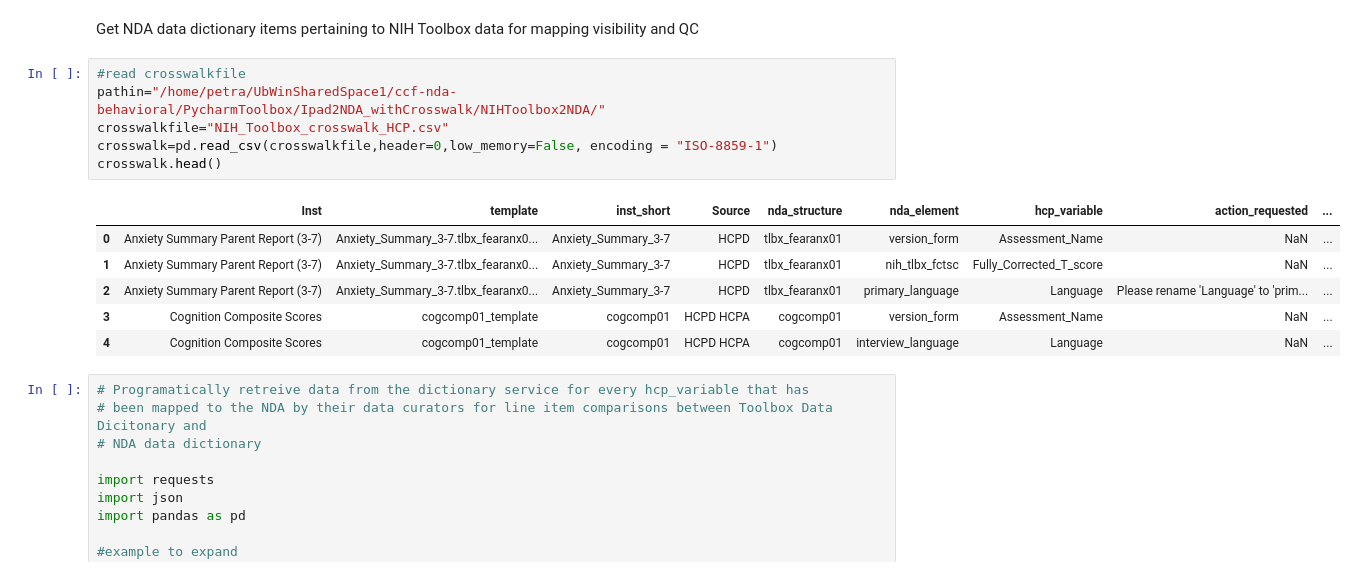
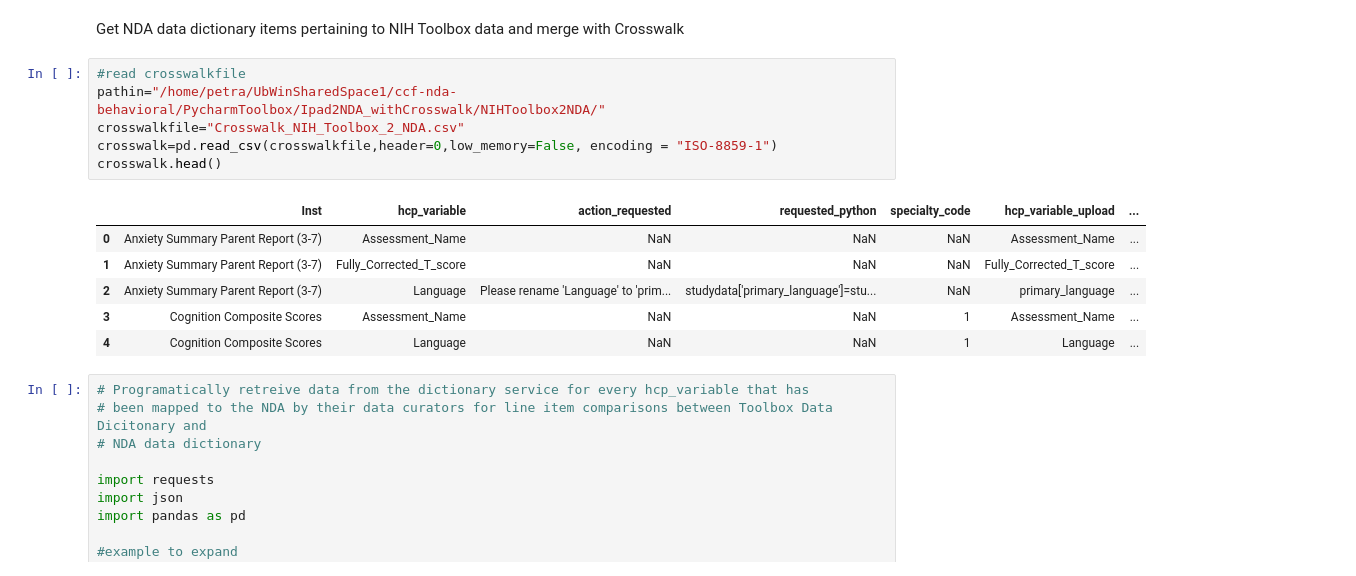
Before and after one commit to humanconnectome/NIHToolbox2NDA, a Jupyter notebook: Grab_NDA_Data_Dictionary_Annotation.ipynb, the cells around one changed output. Drawn from its saved outputs; the diff is of its cells as text.

Commit message:
LOTS of changes to process to help with integration of all programs/files in the repo which are iteratively updating the crosswalk

```diff
--- a/Grab_NDA_Data_Dictionary_Annotation.ipynb
+++ b/Grab_NDA_Data_Dictionary_Annotation.ipynb
@@ -1,18 +1,18 @@
 # %% [markdown]
-Get NDA data dictionary items pertaining to NIH Toolbox data for mapping visibility and QC
+Get NDA data dictionary items pertaining to NIH Toolbox data and merge with Crosswalk
 # %%
 #read crosswalkfile
 pathin="/home/petra/UbWinSharedSpace1/ccf-nda-behavioral/PycharmToolbox/Ipad2NDA_withCrosswalk/NIHToolbox2NDA/"
-crosswalkfile="NIH_Toolbox_crosswalk_HCP.csv"
+crosswalkfile="Crosswalk_NIH_Toolbox_2_NDA.csv"
 crosswalk=pd.read_csv(crosswalkfile,header=0,low_memory=False, encoding = "ISO-8859-1")
 crosswalk.head()
 # %% [output]
-|  | Inst | template | inst_short | Source | nda_structure | nda_element | hcp_variable | action_requested | ... |
-| 0 | Anxiety Summary Parent Report (3-7) | Anxiety_Summary_3-7.tlbx_fearanx0... | Anxiety_Summary_3-7 | HCPD | tlbx_fearanx01 | version_form | Assessment_Name | NaN | ... |
-| 1 | Anxiety Summary Parent Report (3-7) | Anxiety_Summary_3-7.tlbx_fearanx0... | Anxiety_Summary_3-7 | HCPD | tlbx_fearanx01 | nih_tlbx_fctsc | Fully_Corrected_T_score | NaN | ... |
-| 2 | Anxiety Summary Parent Report (3-7) | Anxiety_Summary_3-7.tlbx_fearanx0... | Anxiety_Summary_3-7 | HCPD | tlbx_fearanx01 | primary_language | Language | Please rename 'Language' to 'prim... | ... |
-| 3 | Cognition Composite Scores | cogcomp01_template | cogcomp01 | HCPD HCPA | cogcomp01 | version_form | Assessment_Name | NaN | ... |
-| 4 | Cognition Composite Scores | cogcomp01_template | cogcomp01 | HCPD HCPA | cogcomp01 | interview_language | Language | NaN | ... |
+|  | Inst | hcp_variable | action_requested | requested_python | specialty_code | hcp_variable_upload | ... |
+| 0 | Anxiety Summary Parent Report (3-7) | Assessment_Name | NaN | NaN | NaN | Assessment_Name | ... |
+| 1 | Anxiety Summary Parent Report (3-7) | Fully_Corrected_T_score | NaN | NaN | NaN | Fully_Corrected_T_score | ... |
+| 2 | Anxiety Summary Parent Report (3-7) | Language | Please rename 'Language' to 'prim... | studydata['primary_language']=stu... | NaN | primary_language | ... |
+| 3 | Cognition Composite Scores | Assessment_Name | NaN | NaN | 1 | Assessment_Name | ... |
+| 4 | Cognition Composite Scores | Language | NaN | NaN | 1 | Language | ... |
 # %%
 # Programatically retreive data from the dictionary service for every hcp_variable that has
 # been mapped to the NDA by their data curators for line item comparisons between Toolbox Data Dicitonary and
```
Also changed, not shown: parts of 1 cell of this notebook, 4 other files.
